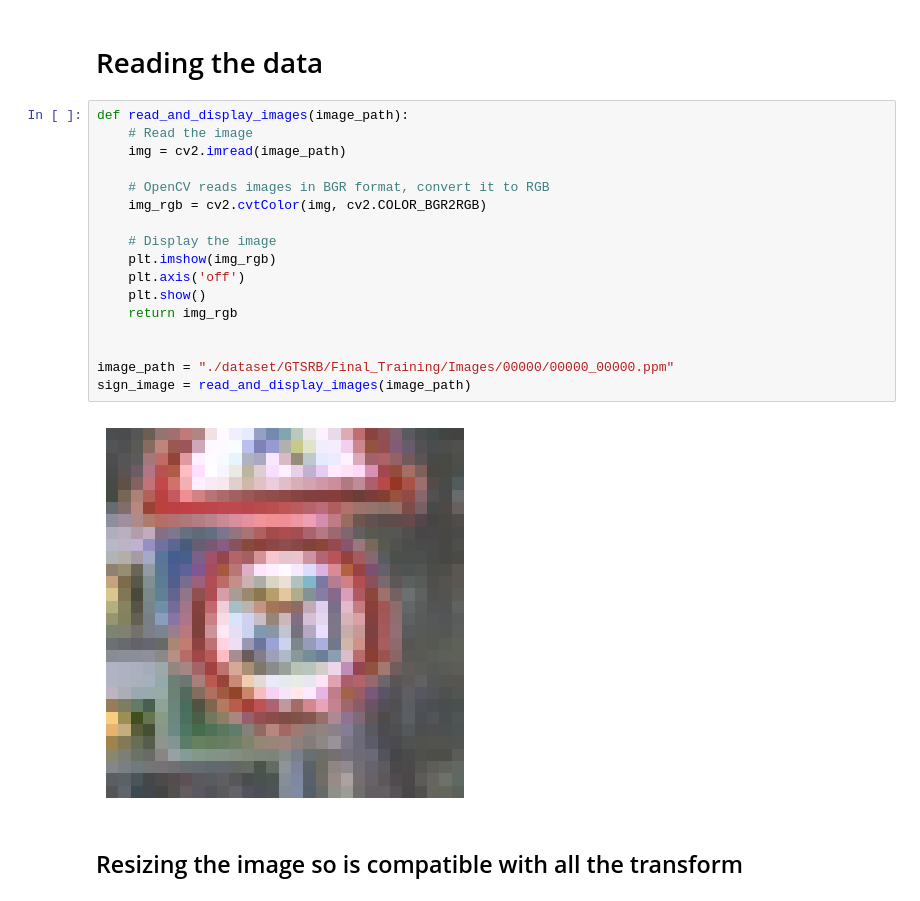
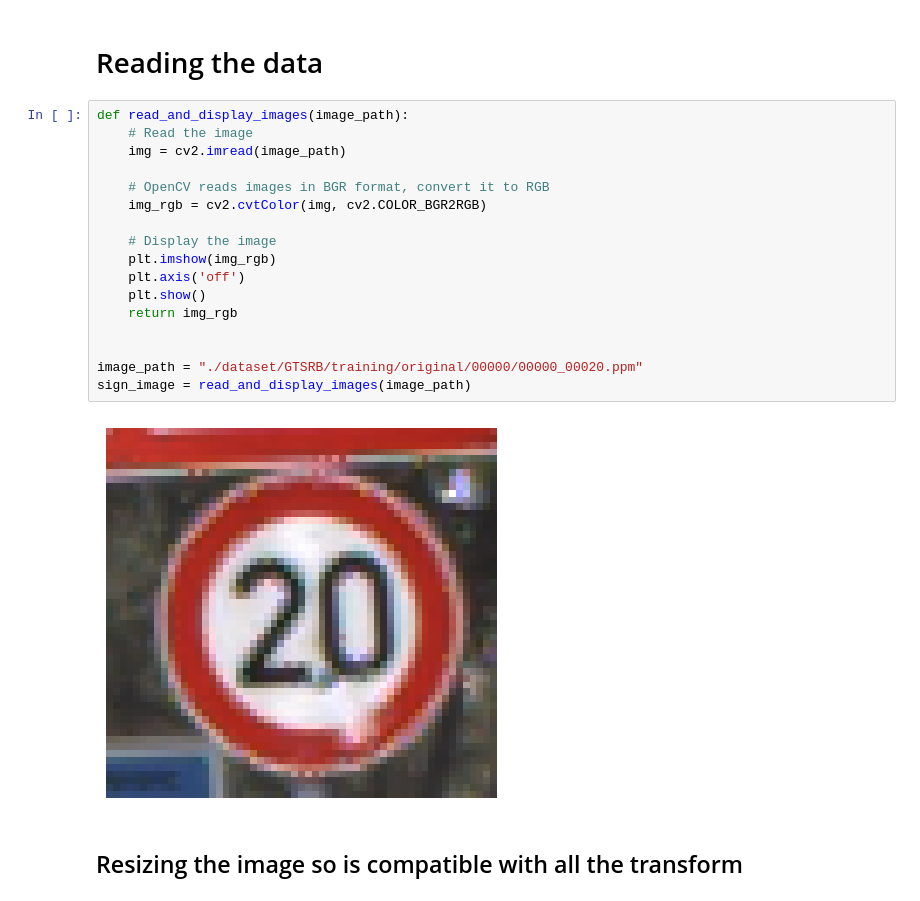
Before and after one commit to ToldoDM/Traffic-Sign-Recognition, a Jupyter notebook: data_augmentation.ipynb, the cells around one changed output. Drawn from its saved outputs; the diff is of its cells as text.

```diff
--- a/data_augmentation.ipynb
+++ b/data_augmentation.ipynb
@@ -10,22 +10,22 @@ import albumentations as A
 # %%
 def read_and_display_images(image_path):
     # Read the image
     img = cv2.imread(image_path)
 
     # OpenCV reads images in BGR format, convert it to RGB
     img_rgb = cv2.cvtColor(img, cv2.COLOR_BGR2RGB)
 
     # Display the image
     plt.imshow(img_rgb)
     plt.axis('off')
     plt.show()
     return img_rgb
 
 
-image_path = "./dataset/GTSRB/Final_Training/Images/00000/00000_00000.ppm"
+image_path = "./dataset/GTSRB/training/original/00000/00000_00020.ppm"
 sign_image = read_and_display_images(image_path)
 # %% [output]
-[figure, old version]
+[figure, new version]
 # %% [markdown]
 ## Resizing the image so is compatible with all the transform
 # %%
```
Also changed, not shown: parts of 14 cells of this notebook, 2 other files.
